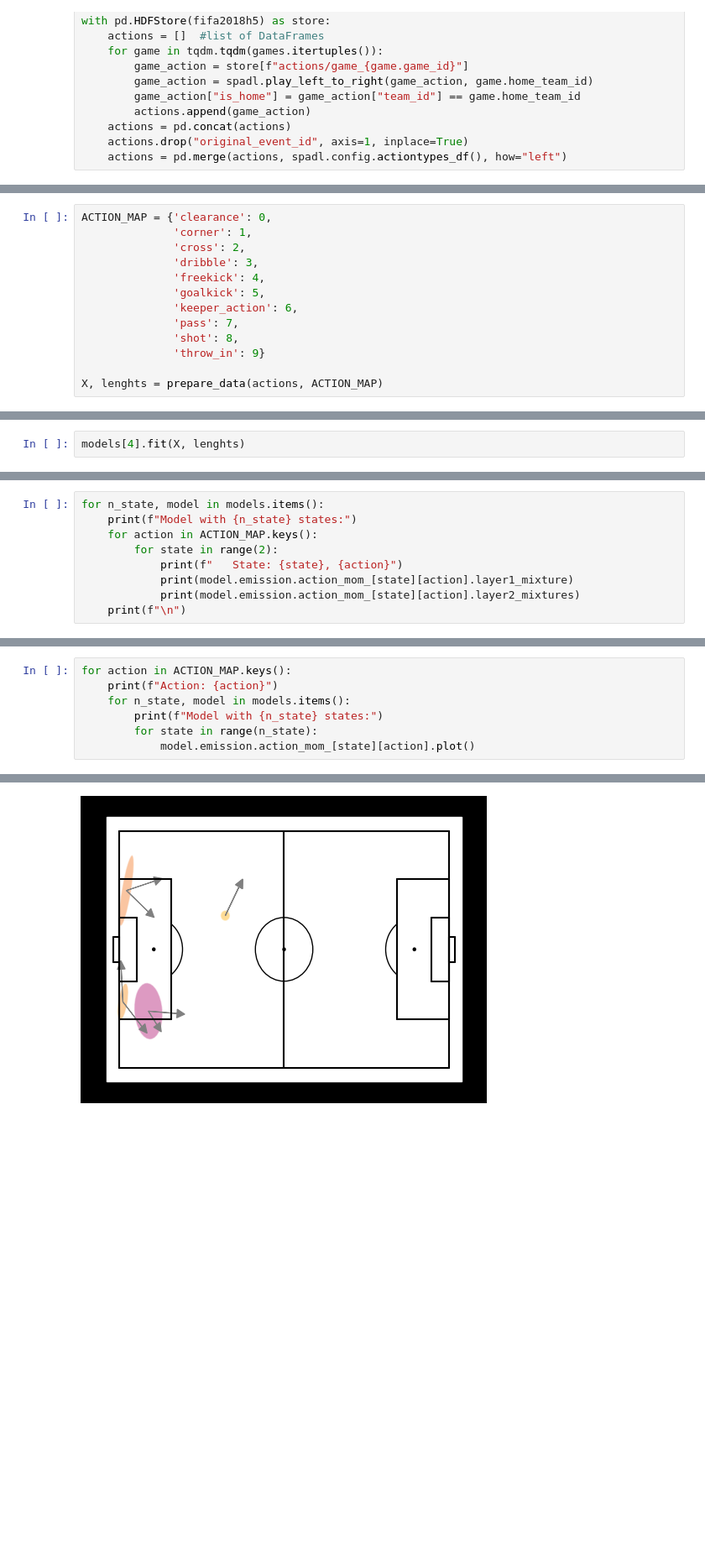
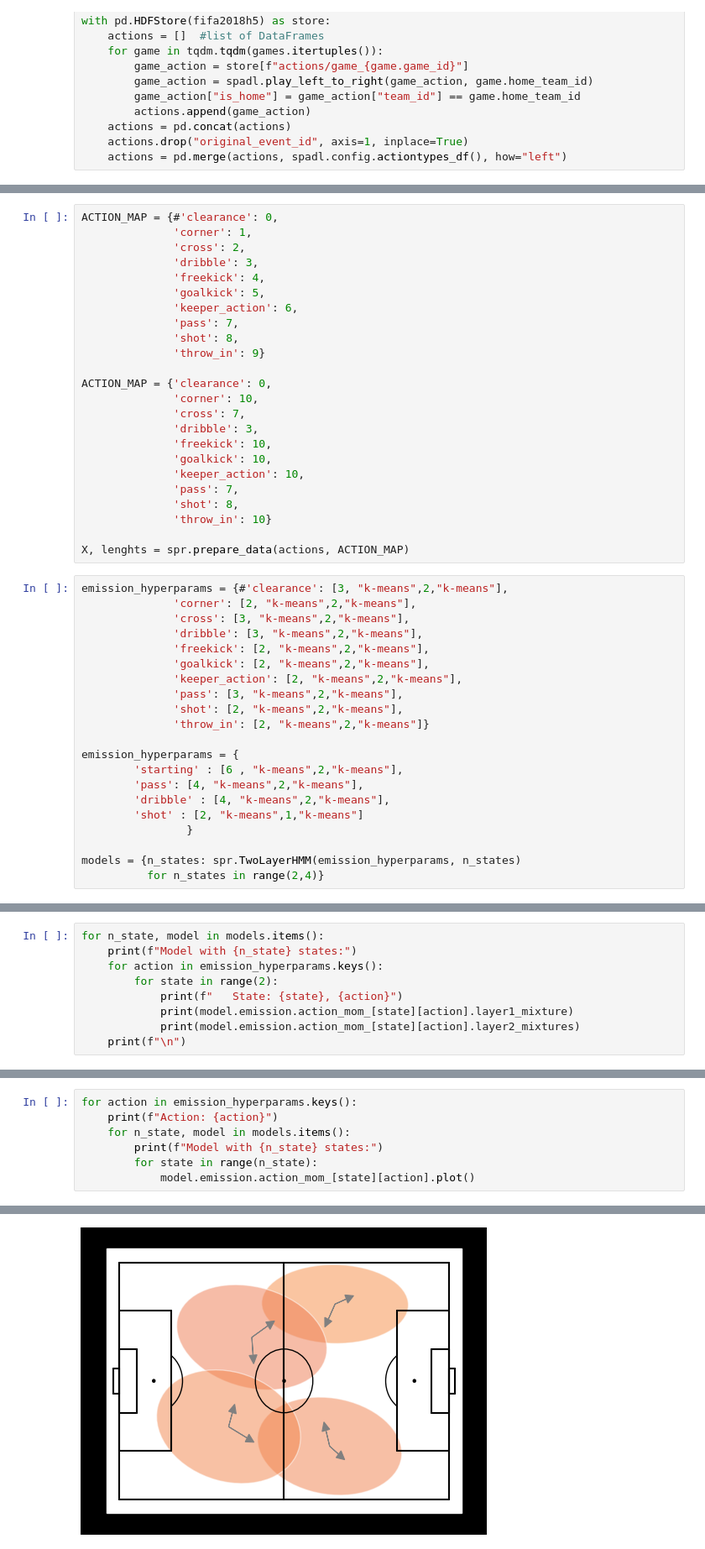
Before and after one commit to Joaquin-Garay/cylindrical-data-lvm, a Jupyter notebook: notebooks/full_data_test_two_layer_hmm.ipynb, the cells around one changed output, grey strips where cells are left out. Shown at 84% size. Saved outputs shown, nothing was run; the diff lists cells and outputs as text; blank space fills up the shorter version.

Commit message:
notebooks: update two-layer HMM experiments

```diff
--- a/notebooks/full_data_test_two_layer_hmm.ipynb
+++ b/notebooks/full_data_test_two_layer_hmm.ipynb
@@ -190,5 +26,5 @@ models = {n_states: sc.TwoLayerHMM(emission_hyperparams,n_states)
 # %%
-ACTION_MAP = {'clearance': 0,
+ACTION_MAP = {#'clearance': 0,
               'corner': 1,
               'cross': 2,
               'dribble': 3,
@@ -199,7 +35,39 @@ ACTION_MAP = {'clearance': 0,
               'shot': 8,
               'throw_in': 9}
 
-X, lenghts = prepare_data(actions, ACTION_MAP)
+ACTION_MAP = {'clearance': 0,
+              'corner': 10,
+              'cross': 7,
+              'dribble': 3,
+              'freekick': 10,
+              'goalkick': 10,
+              'keeper_action': 10,
+              'pass': 7,
+              'shot': 8,
+              'throw_in': 10}
+
+X, lenghts = spr.prepare_data(actions, ACTION_MAP)
+# %%
+emission_hyperparams = {#'clearance': [3, "k-means",2,"k-means"],
+              'corner': [2, "k-means",2,"k-means"],
+              'cross': [3, "k-means",2,"k-means"],
+              'dribble': [3, "k-means",2,"k-means"],
+              'freekick': [2, "k-means",2,"k-means"],
+              'goalkick': [2, "k-means",2,"k-means"],
+              'keeper_action': [2, "k-means",2,"k-means"],
+              'pass': [3, "k-means",2,"k-means"],
+              'shot': [2, "k-means",2,"k-means"],
+              'throw_in': [2, "k-means",2,"k-means"]}
+
+emission_hyperparams = {
+        'starting' : [6 , "k-means",2,"k-means"],
+        'pass': [4, "k-means",2,"k-means"],
+        'dribble' : [4, "k-means",2,"k-means"],
+        'shot' : [2, "k-means",1,"k-means"]
+                }
+
+models = {n_states: spr.TwoLayerHMM(emission_hyperparams, n_states)
+          for n_states in range(2,4)}
 # %%
 models[2].fit(X, lenghts)
 # %% [output]
@@ -230,3 +86 @@ TwoLayerHMM(emission_hyperparams={'clearance': [4, 'k-means', 2, 'k-means'],
             n_components=3)
-# %%
-models[4].fit(X, lenghts)
@@ -273,7 +135,7 @@ Start probabilities
 # %%
 for n_state, model in models.items():
     print(f"Model with {n_state} states:")
-    for action in ACTION_MAP.keys():
+    for action in emission_hyperparams.keys():
         for state in range(2):
             print(f"   State: {state}, {action}")
             print(model.emission.action_mom_[state][action].layer1_mixture)
@@ -362,5 +207,5 @@ Model with 4 states:
 # %%
-for action in ACTION_MAP.keys():
+for action in emission_hyperparams.keys():
     print(f"Action: {action}")
     for n_state, model in models.items():
         print(f"Model with {n_state} states:")
@@ -379 +225 @@ Model with 4 states:
-[figure, old version]
+[figure, new version]
```
Also changed, not shown: parts of 14 cells of this notebook, 2 other files.
